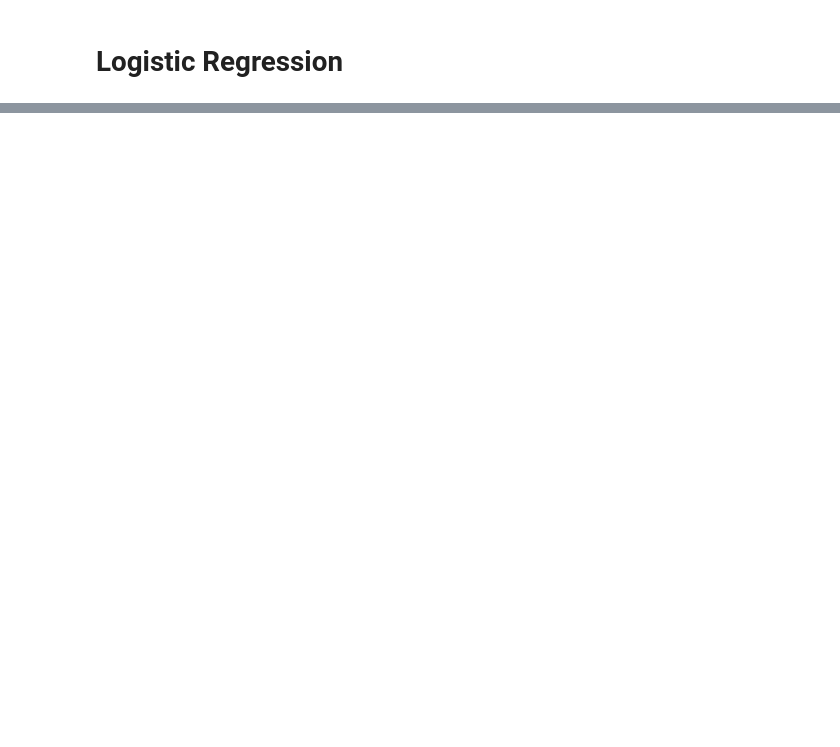
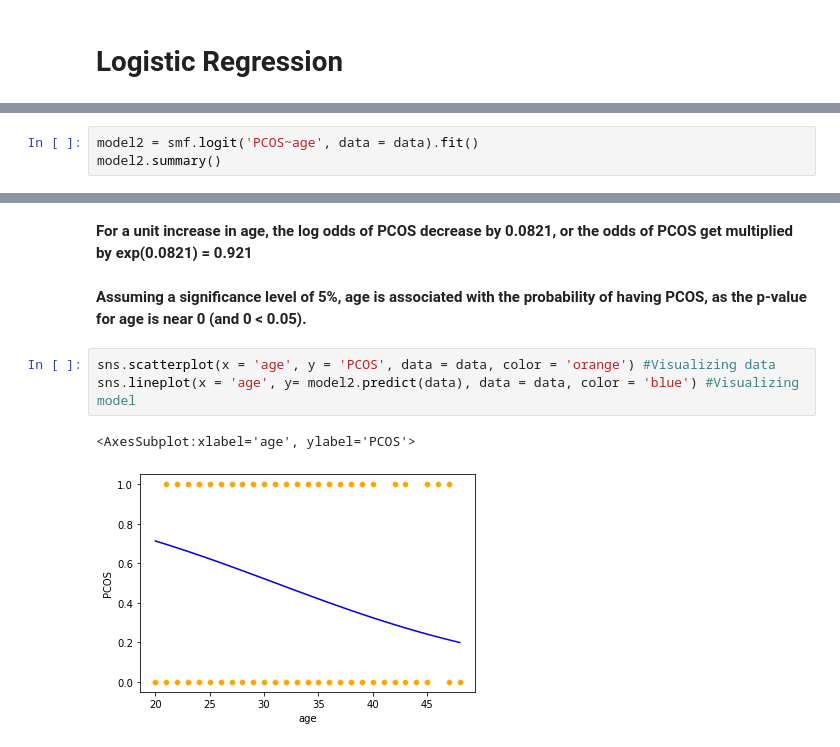
Before and after one commit to ericaez/STAT-303-2-Project, a Jupyter notebook: Project.ipynb, the cells around one changed output, grey strips where cells are left out. Saved outputs shown, nothing was run; the diff lists cells and outputs as text; blank space fills up the shorter version.

```diff
--- a/Project.ipynb
+++ b/Project.ipynb
@@ -215,0 +327,3 @@ Classification accuracy = 56.0%
+# %%
+model2 = smf.logit('PCOS~age', data = data).fit()
+model2.summary()
@@ -215,0 +345,10 @@ Classification accuracy = 56.0%
+# %% [markdown]
+**For a unit increase in age, the log odds of PCOS decrease by 0.0821, or the odds of PCOS get multiplied by exp(0.0821) = 0.921**
+# %% [markdown]
+**Assuming a significance level of 5%, age is associated with the probability of having PCOS, as the p-value for age is near 0 (and 0 < 0.05).**
+# %%
+sns.scatterplot(x = 'age', y = 'PCOS', data = data, color = 'orange') #Visualizing data
+sns.lineplot(x = 'age', y= model2.predict(data), data = data, color = 'blue') #Visualizing model
+# %% [output]
+<AxesSubplot:xlabel='age', ylabel='PCOS'>
+[figure, added]
```
Also changed, not shown: parts of 96 cells of this notebook.
